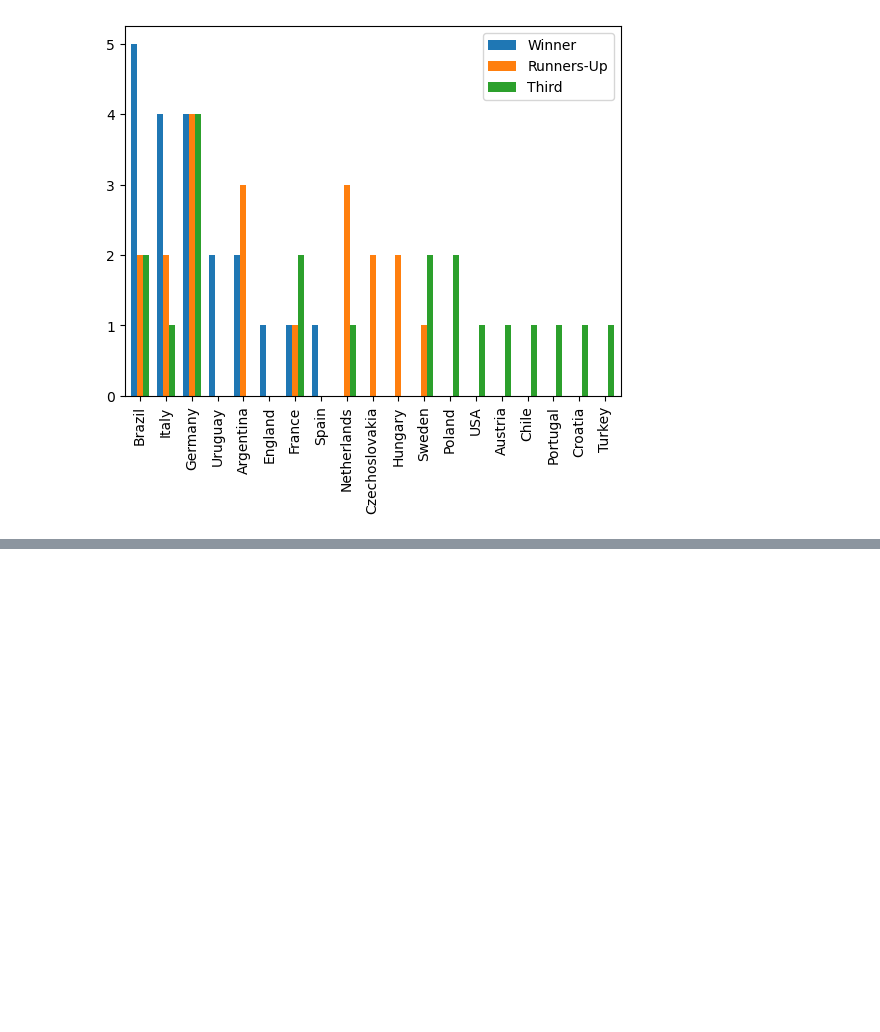
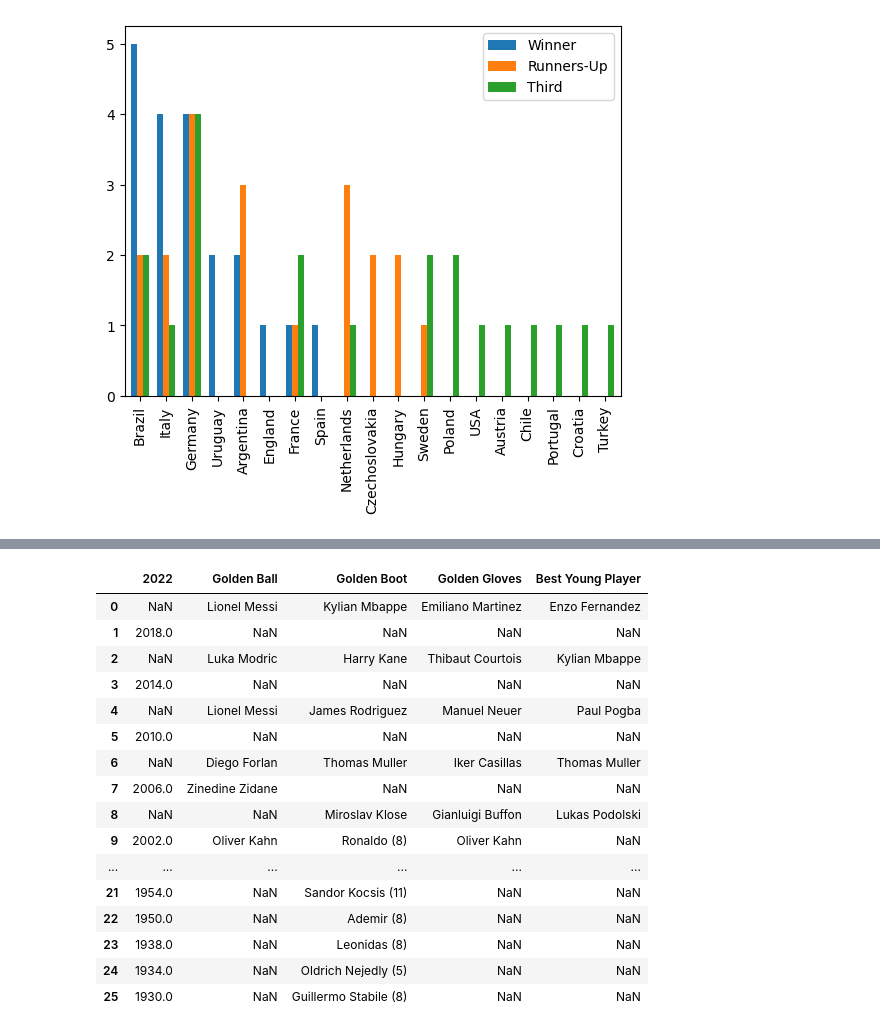
Before and after one commit to Jit-12/FIFA-World-Cup-Data-Analysis-, a Jupyter notebook: FIFA_World_Cup.ipynb, the cells around one changed output, grey strips where cells are left out. Saved outputs shown, nothing was run; the diff lists cells and outputs as text; code cells hidden in the pictures; blank space fills up the shorter version.

```diff
--- a/FIFA_World_Cup.ipynb
+++ b/FIFA_World_Cup.ipynb
@@ -374,0 +395,23 @@ plt.show()
+# %%
+# this is the path for a colab file apna
+award = pd.read_excel("/content/Award.xlsx")
+# %%
+award.rename(columns={"Unnamed: 1": "Golden Ball","Unnamed: 2":"Golden Boot","Unnamed: 3":"Golden Gloves","Unnamed: 4":"Best Young Player"})
+# %% [output]
+|  | 2022 | Golden Ball | Golden Boot | Golden Gloves | Best Young Player |
+| 0 | NaN | Lionel Messi | Kylian Mbappe | Emiliano Martinez | Enzo Fernandez |
+| 1 | 2018.0 | NaN | NaN | NaN | NaN |
+| 2 | NaN | Luka Modric | Harry Kane | Thibaut Courtois | Kylian Mbappe |
+| 3 | 2014.0 | NaN | NaN | NaN | NaN |
+| 4 | NaN | Lionel Messi | James Rodriguez | Manuel Neuer | Paul Pogba |
+| 5 | 2010.0 | NaN | NaN | NaN | NaN |
+| 6 | NaN | Diego Forlan | Thomas Muller | Iker Casillas | Thomas Muller |
+| 7 | 2006.0 | Zinedine Zidane | NaN | NaN | NaN |
+| 8 | NaN | NaN | Miroslav Klose | Gianluigi Buffon | Lukas Podolski |
+| 9 | 2002.0 | Oliver Kahn | Ronaldo (8) | Oliver Kahn | NaN |
+| ... | ... | ... | ... | ... | ... |
+| 21 | 1954.0 | NaN | Sandor Kocsis (11) | NaN | NaN |
+| 22 | 1950.0 | NaN | Ademir (8) | NaN | NaN |
+| 23 | 1938.0 | NaN | Leonidas (8) | NaN | NaN |
+| 24 | 1934.0 | NaN | Oldrich Nejedly (5) | NaN | NaN |
+| 25 | 1930.0 | NaN | Guillermo Stabile (8) | NaN | NaN |
```
Also changed, not shown: parts of 24 cells of this notebook.
